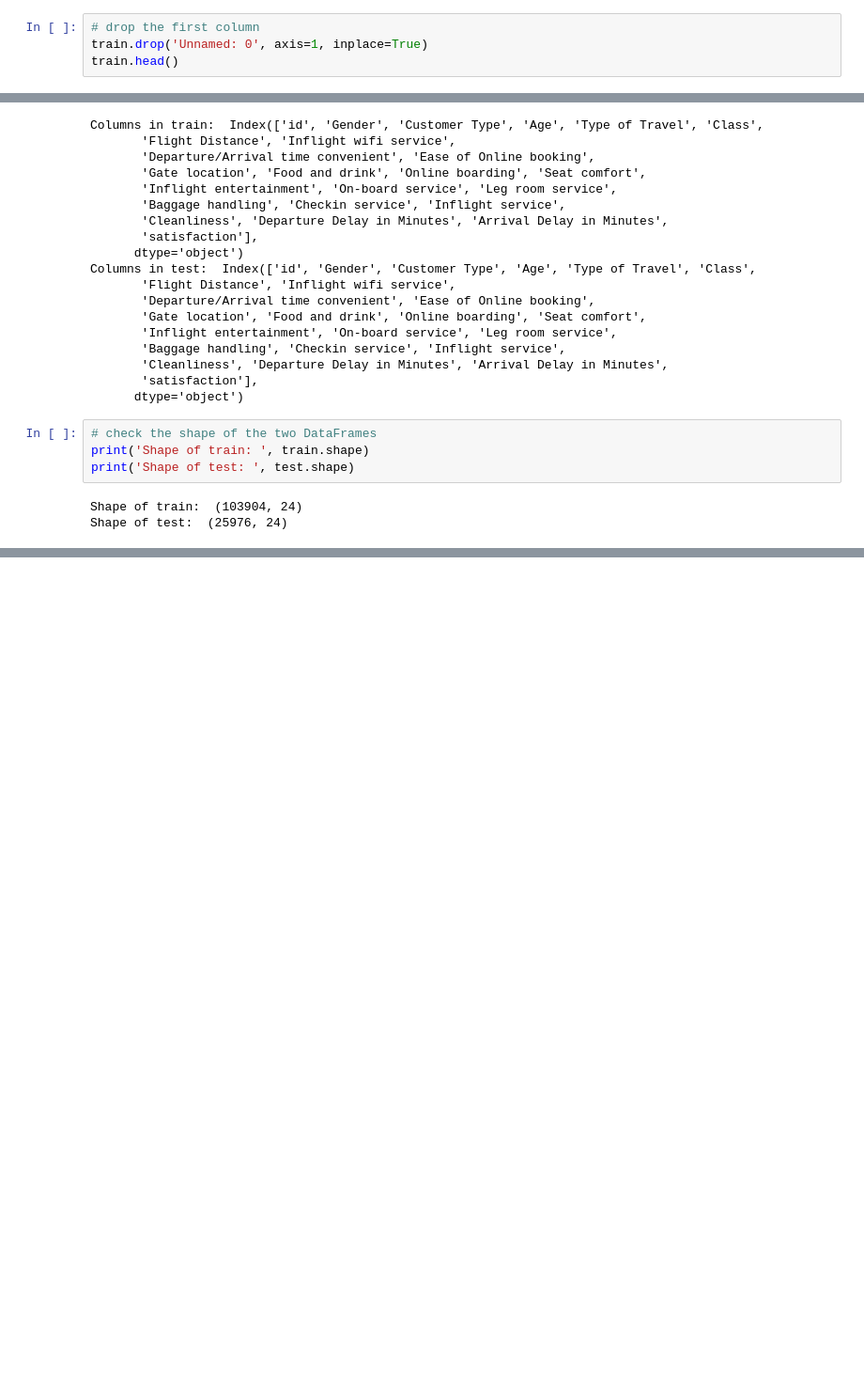
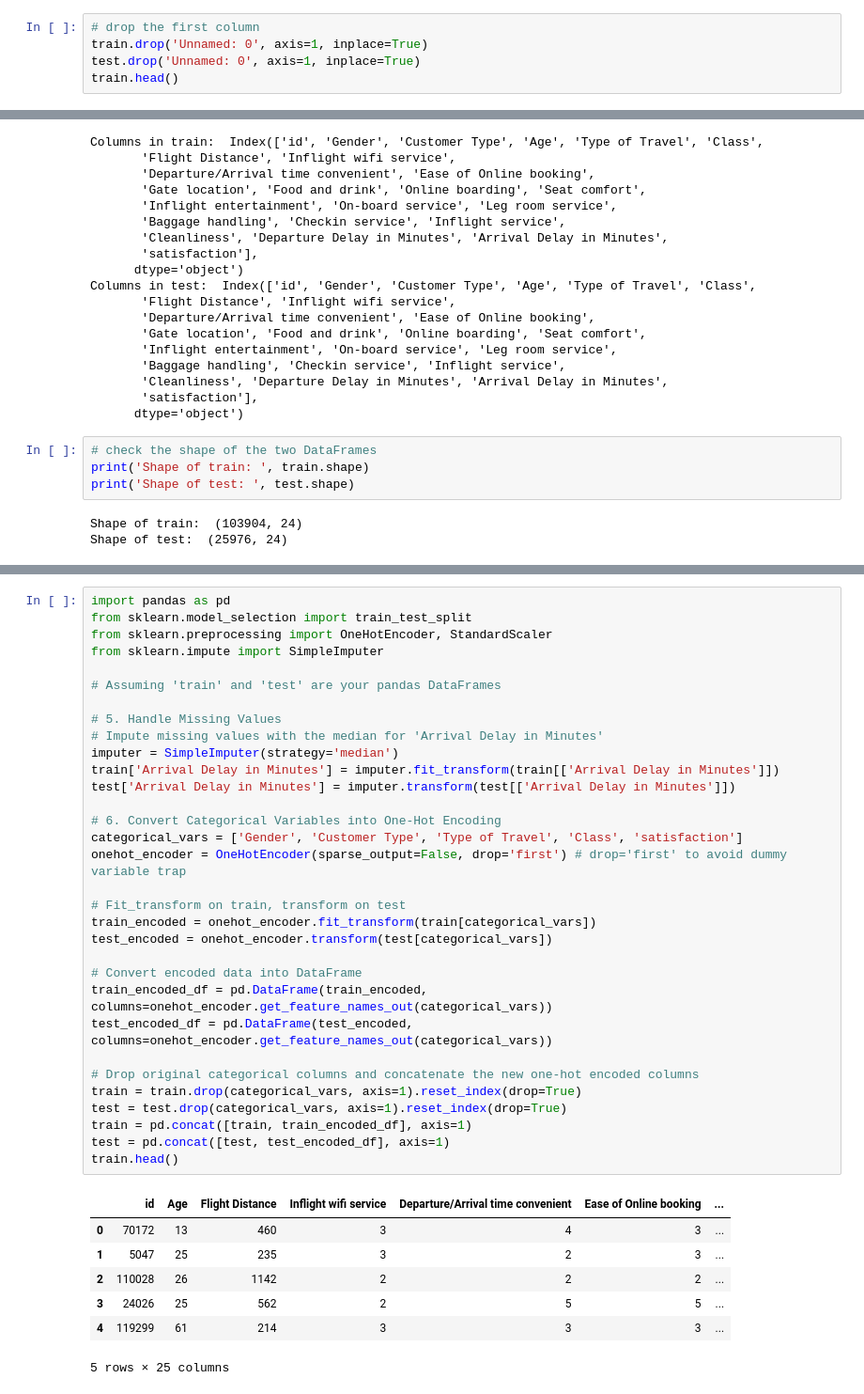
Before and after one commit to azzouzioussama/Project-IoT-Cloud-BigData, a Jupyter notebook: sentimentsPred.ipynb, the cells around one changed output, grey strips where cells are left out. Shown at 94% size. Drawn from its saved outputs; the diff is of its cells as text; blank space fills up the shorter version.

```diff
--- a/sentimentsPred.ipynb
+++ b/sentimentsPred.ipynb
@@ -55,6 +56,7 @@ train.head()
 # %%
 # drop the first column
 train.drop('Unnamed: 0', axis=1, inplace=True)
+test.drop('Unnamed: 0', axis=1, inplace=True)
 train.head()
 # %% [output]
 |  | id | Gender | Customer Type | Age | Type of Travel | Class | Flight Distance | ... |
@@ -137,0 +156,40 @@ predictions = knn.predict(test_imputed)
+# %%
+import pandas as pd
+from sklearn.model_selection import train_test_split
+from sklearn.preprocessing import OneHotEncoder, StandardScaler
+from sklearn.impute import SimpleImputer
+
+# Assuming 'train' and 'test' are your pandas DataFrames
+
+# 5. Handle Missing Values
+# Impute missing values with the median for 'Arrival Delay in Minutes'
+imputer = SimpleImputer(strategy='median')
+train['Arrival Delay in Minutes'] = imputer.fit_transform(train[['Arrival Delay in Minutes']])
+test['Arrival Delay in Minutes'] = imputer.transform(test[['Arrival Delay in Minutes']])
+
+# 6. Convert Categorical Variables into One-Hot Encoding
+categorical_vars = ['Gender', 'Customer Type', 'Type of Travel', 'Class', 'satisfaction']
+onehot_encoder = OneHotEncoder(sparse_output=False, drop='first') # drop='first' to avoid dummy variable trap
+
+# Fit_transform on train, transform on test
+train_encoded = onehot_encoder.fit_transform(train[categorical_vars])
+test_encoded = onehot_encoder.transform(test[categorical_vars])
+
+# Convert encoded data into DataFrame
+train_encoded_df = pd.DataFrame(train_encoded, columns=onehot_encoder.get_feature_names_out(categorical_vars))
+test_encoded_df = pd.DataFrame(test_encoded, columns=onehot_encoder.get_feature_names_out(categorical_vars))
+
+# Drop original categorical columns and concatenate the new one-hot encoded columns
+train = train.drop(categorical_vars, axis=1).reset_index(drop=True)
+test = test.drop(categorical_vars, axis=1).reset_index(drop=True)
+train = pd.concat([train, train_encoded_df], axis=1)
+test = pd.concat([test, test_encoded_df], axis=1)
+train.head()
+# %% [output]
+|  | id | Age | Flight Distance | Inflight wifi service | Departure/Arrival time convenient | Ease of Online booking | ... |
+| 0 | 70172 | 13 | 460 | 3 | 4 | 3 | ... |
+| 1 | 5047 | 25 | 235 | 3 | 2 | 3 | ... |
+| 2 | 110028 | 26 | 1142 | 2 | 2 | 2 | ... |
+| 3 | 24026 | 25 | 562 | 2 | 5 | 5 | ... |
+| 4 | 119299 | 61 | 214 | 3 | 3 | 3 | ... |
+5 rows × 25 columns
```
Also changed, not shown: parts of 11 cells of this notebook, 5 other files.
